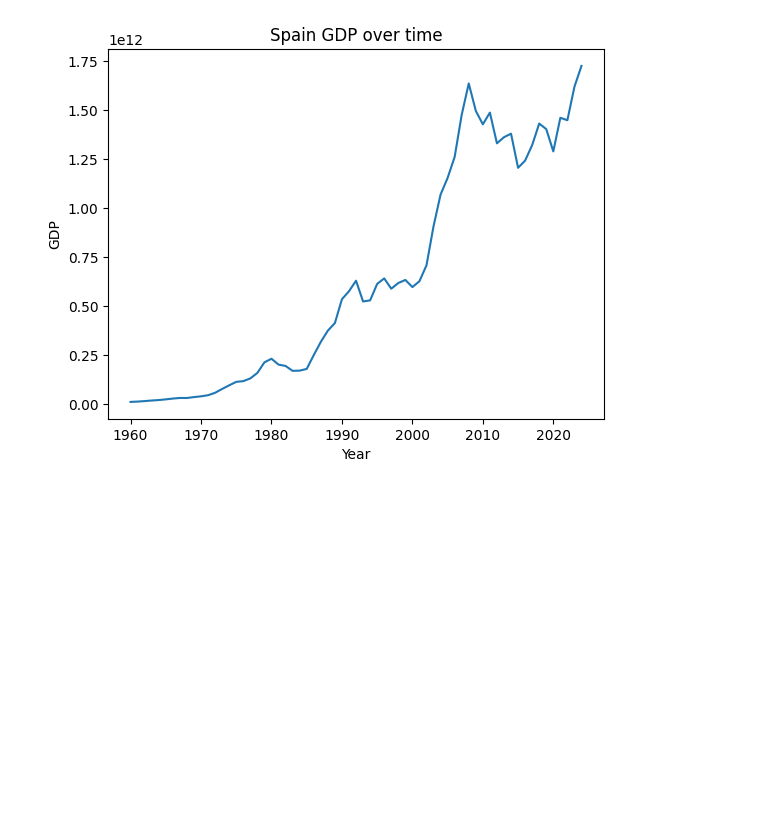
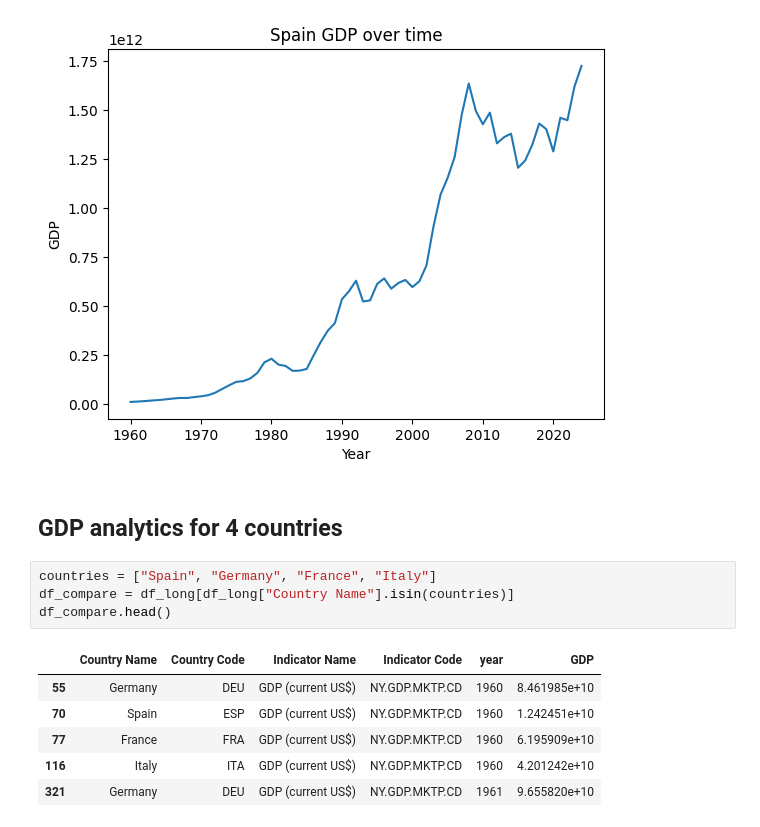
Before and after one commit to alenachuklina/global-economic-risk-monitor, a Jupyter notebook: notebooks/01_data_exploration.ipynb, the cells around one changed output. Cells and saved outputs as stored; diff of their text form; blank space fills up the shorter version.

```diff
--- a/notebooks/01_data_exploration.ipynb
+++ b/notebooks/01_data_exploration.ipynb
@@ -173,3 +175,16 @@ plt.ylabel("GDP")
 plt.show()
 # %% [output]
 [figure]
+# %% [markdown]
+## GDP analytics for 4 countries
+# %%
+countries = ["Spain", "Germany", "France", "Italy"]
+df_compare = df_long[df_long["Country Name"].isin(countries)]
+df_compare.head()
+# %% [output]
+|  | Country Name | Country Code | Indicator Name | Indicator Code | year | GDP |
+| 55 | Germany | DEU | GDP (current US$) | NY.GDP.MKTP.CD | 1960 | 8.461985e+10 |
+| 70 | Spain | ESP | GDP (current US$) | NY.GDP.MKTP.CD | 1960 | 1.242451e+10 |
+| 77 | France | FRA | GDP (current US$) | NY.GDP.MKTP.CD | 1960 | 6.195909e+10 |
+| 116 | Italy | ITA | GDP (current US$) | NY.GDP.MKTP.CD | 1960 | 4.201242e+10 |
+| 321 | Germany | DEU | GDP (current US$) | NY.GDP.MKTP.CD | 1961 | 9.655820e+10 |
```
Also changed, not shown: parts of 5 cells of this notebook.
